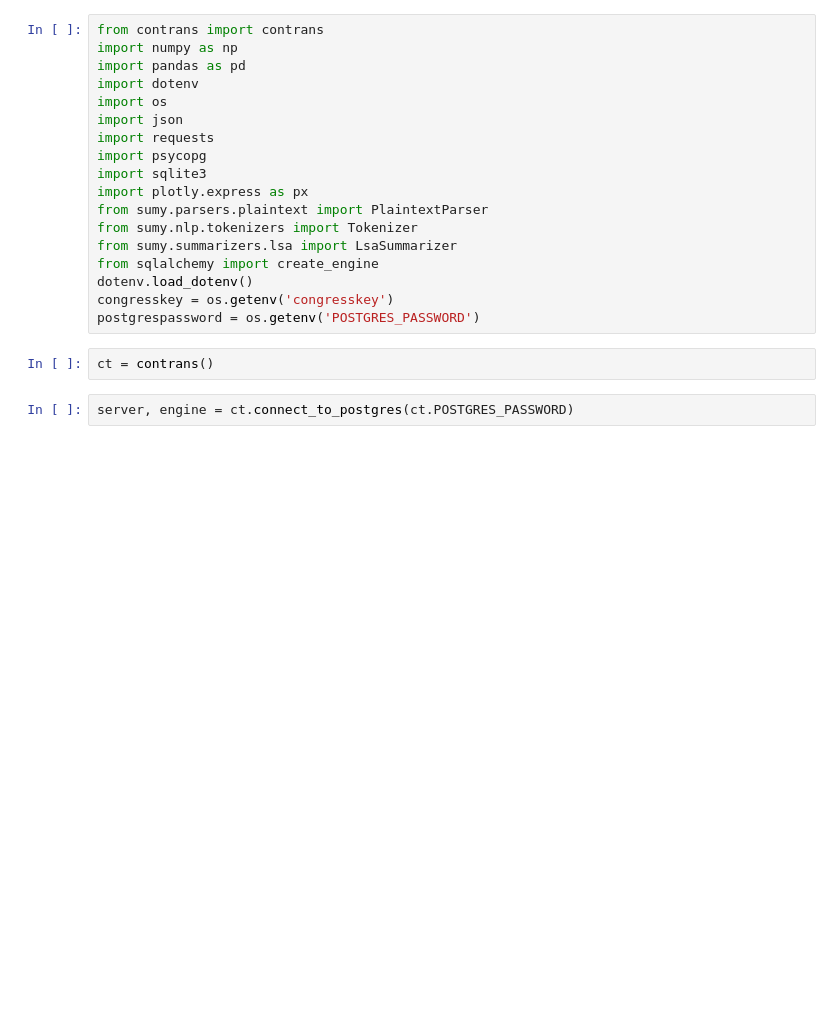
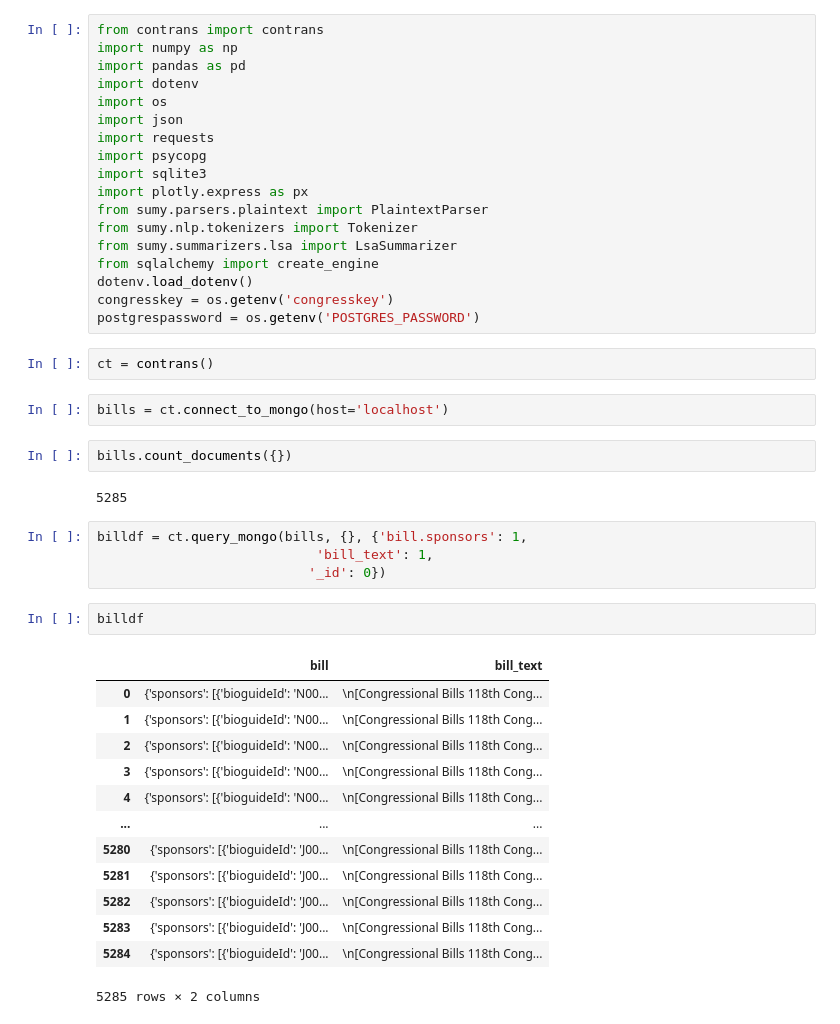
Before and after one commit to jkropko/contrans2024, a Jupyter notebook: sandbox.ipynb, the cells around one changed output. Saved outputs shown, nothing was run; the diff lists cells and outputs as text; blank space fills up the shorter version.

```diff
--- a/sandbox.ipynb
+++ b/sandbox.ipynb
@@ -18,5 +18,29 @@ congresskey = os.getenv('congresskey')
 postgrespassword = os.getenv('POSTGRES_PASSWORD')
 # %%
 ct = contrans()
-# %%
-server, engine = ct.connect_to_postgres(ct.POSTGRES_PASSWORD)
+# %%
+bills = ct.connect_to_mongo(host='localhost')
+# %%
+bills.count_documents({})
+# %% [output]
+5285
+# %%
+billdf = ct.query_mongo(bills, {}, {'bill.sponsors': 1,
+                            'bill_text': 1,
+                           '_id': 0})
+# %%
+billdf
+# %% [output]
+|  | bill | bill_text |
+| 0 | {'sponsors': [{'bioguideId': 'N00... | \n[Congressional Bills 118th Cong... |
+| 1 | {'sponsors': [{'bioguideId': 'N00... | \n[Congressional Bills 118th Cong... |
+| 2 | {'sponsors': [{'bioguideId': 'N00... | \n[Congressional Bills 118th Cong... |
+| 3 | {'sponsors': [{'bioguideId': 'N00... | \n[Congressional Bills 118th Cong... |
+| 4 | {'sponsors': [{'bioguideId': 'N00... | \n[Congressional Bills 118th Cong... |
+| ... | ... | ... |
+| 5280 | {'sponsors': [{'bioguideId': 'J00... | \n[Congressional Bills 118th Cong... |
+| 5281 | {'sponsors': [{'bioguideId': 'J00... | \n[Congressional Bills 118th Cong... |
+| 5282 | {'sponsors': [{'bioguideId': 'J00... | \n[Congressional Bills 118th Cong... |
+| 5283 | {'sponsors': [{'bioguideId': 'J00... | \n[Congressional Bills 118th Cong... |
+| 5284 | {'sponsors': [{'bioguideId': 'J00... | \n[Congressional Bills 118th Cong... |
+5285 rows × 2 columns
```
Also changed, not shown: parts of 14 cells of this notebook, 3 other files.
